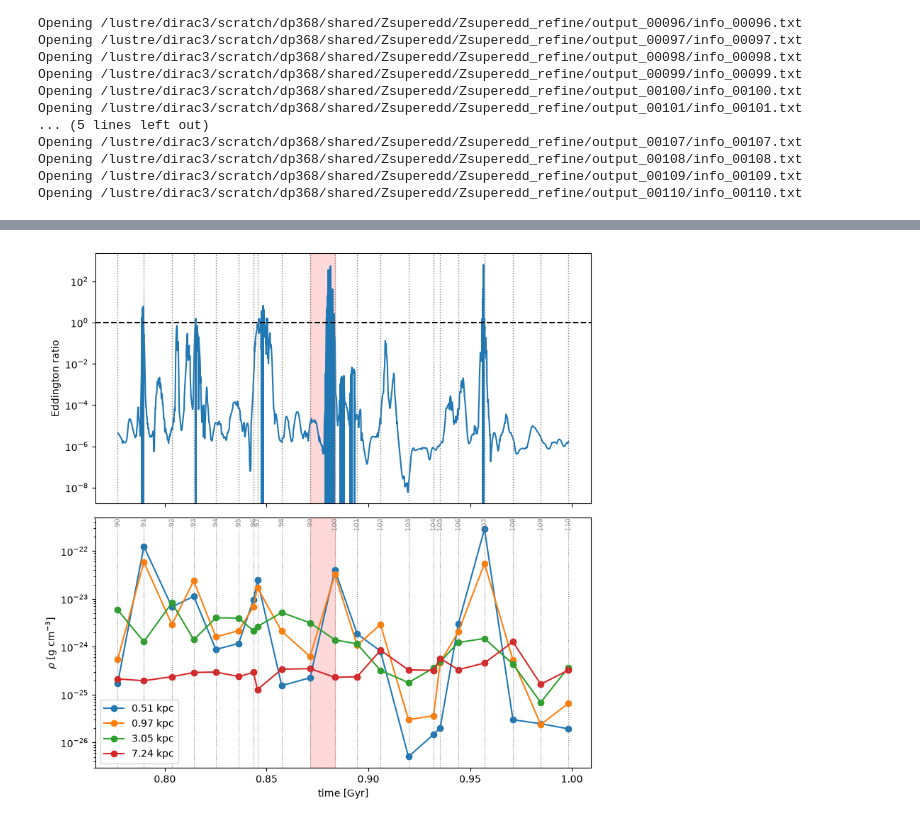
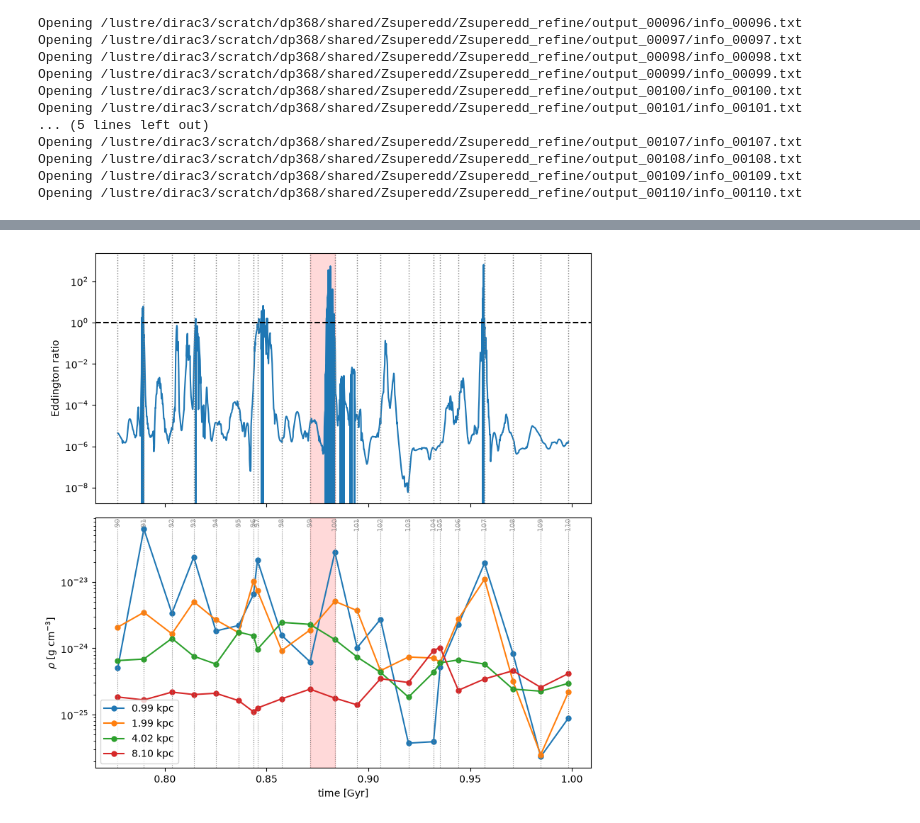
Before and after one commit to OrcaSKang/super-eddington, a Jupyter notebook: density_and_phase.ipynb, the cells around one changed output, grey strips where cells are left out. Cells and saved outputs as stored; diff of their text form; code cells hidden in the pictures.

```diff
--- a/density_and_phase.ipynb
+++ b/density_and_phase.ipynb
@@ -17,6 +17,6 @@ target_sink=36
 # %%
 # Snapshot number
-output=59
+output=100
 # %%
 ds=yt.load(hf.info_file(output,df))
 
@@ -39,6 +39,8 @@ print(sink_pos_ds)
 [0.5041326  0.50041442 0.50459845] code_length
 # %%
 sp = ds.sphere(sink_pos_ds, ds.quan(5, 'kpc'))
+
+cr = ds.cut_region(sp, ["obj['gas', 'temperature'] < 10 ** 4.5"])
 # %% [markdown]
 # Phase Diagram
 # %%
@@ -184,4 +260,4 @@ time = Table.read(df+'/ADAPTAclump_maps/output_step_redshift.txt', format='ascii
 snap_t   = np.array([float(t) for t in time['time']])
 snap_out = np.array([int(o) for o in time['output']])
 
-win = (snap_out >= output - 10) & (snap_out <= output + 10)
+mask = (snap_out >= output - 10) & (snap_out <= output + 10)
@@ -188,25 +303,42 @@ win = (snap_out >= output - 10) & (snap_out <= output + 10)
 # %%
 rho_rt, t_list = [], []
-for out, t_out in zip(snap_out[win], snap_t[win]):
+radii = [1.0, 2.0, 4.0, 8.0]
+Min_list = {r0: [] for r0 in radii}
+Mout_list = {r0: [] for r0 in radii}
+
+for out, t_out in zip(snap_out[mask], snap_t[mask]):
     ds  = yt.load(hf.info_file(out, df))
     filename=f'{df}/output_{str(out).zfill(5)}/sink_{str(out).zfill(5)}.csv'
     t = Table.read(filename,format='ascii',names=['sink_id','BHmass','x','y','z','vx','vy','vz','tsink','dMdt'])
     sel = t[t['sink_id'] == target_sink]
     c  = ds.arr(sel['x','y','z'][0].as_void().tolist(), 'code_length')
+    v_bh = ds.arr(sel['vx','vy','vz'][0].as_void().tolist(), 'code_velocity')
     sp = ds.sphere(c, (10, 'kpc'))
+    sp.set_field_parameter('bulk_velocity', v_bh)
     prof = yt.create_profile(sp, [("index","radius")], [("gas","density")],
                              weight_field=("gas","cell_volume"),
                              units={("index","radius"):"kpc"},
-                             extrema={("index","radius"):(0.1, 10)},
-                             n_bins=64, logs={("index","radius"):True})
+                             extrema={("index","radius"):(0.5, 10)})
     rho = prof[("gas","density")].to('g/cm**3').v
     rho[~prof.used] = np.nan
     rho_rt.append(rho)
     t_list.append(t_out)
 
+    r  = sp['index','radius'].to('kpc').value
+    m  = sp['gas','mass'].to('Msun').value
+    vr = sp['gas','radial_velocity'].to('kpc/yr').value
+
+    for r0 in radii:
+        dr = 0.5
+        s = np.abs(r - r0) < dr/2
+        Min_list[r0].append((m[s & (vr < 0)] * vr[s & (vr < 0)]).sum() / dr)
+        Mout_list[r0].append((m[s & (vr > 0)] * vr[s & (vr > 0)]).sum() / dr)
+
 r_bins = prof.x.to('kpc').v
 rho_rt = np.array(rho_rt)
-t_list = np.array(t_list);
+t_list = np.array(t_list)
+Min_list  = {k: np.array(v) for k, v in Min_list.items()}
+Mout_list = {k: np.array(v) for k, v in Mout_list.items()};
 # %% [output]
 Opening /lustre/dirac3/scratch/dp368/shared/Zsuperedd/Zsuperedd_refine/output_00090/info_00090.txt
 Opening /lustre/dirac3/scratch/dp368/shared/Zsuperedd/Zsuperedd_refine/output_00091/info_00091.txt
@@ -228,34 +374,34 @@ Opening /lustre/dirac3/scratch/dp368/shared/Zsuperedd/Zsuperedd_refine/output_00
 # %%
 fig, axes = plt.subplots(2, 1, sharex=True, figsize=(8, 8))
 times = ts.data['time'].to('Gyr').value
 m = (times > t_list[0]) & (times < t_list[-1])
 axes[0].semilogy(times[m], (ts.data['dotMaccr']/ts.data['dotMedd'])[m])
 axes[0].axhline(1, ls='--', c='k')
 axes[0].set_ylabel('Eddington ratio')
 
-output_labels = [str(o) for o in snap_out[win]]
+output_labels = [str(o) for o in snap_out[mask]]
 
-for r0 in [0.5, 1.0, 3.0, 7.5]:
+for r0 in [1.0, 2.0, 4.0, 8.0]:
     j = np.argmin(np.abs(r_bins - r0))
-    axes[1].semilogy(t_list, rho_rt[:, j], 'o-', label=f'{r_bins[j]:.2f} kpc')
+    axes[1].semilogy(t_list, rho_rt[:, j], 'o-', ms=5, label=f'{r_bins[j]:.2f} kpc')
 
 t_before, t_target = snap_t[snap_out == output - 1][0], snap_t[snap_out == output][0]
 
 axes[0].axvspan(t_before, t_target, color='r', alpha=0.15)
 axes[1].axvspan(t_before, t_target, color='r', alpha=0.15)
 
 ymin1, ymax1 = axes[1].get_ylim()
 label_y = ymax1 * 0.95
 
 for tt, label in zip(t_list, output_labels):
     axes[0].axvline(tt, color='grey', ls=':', lw=1)
     axes[1].axvline(tt, color='grey', ls=':', lw=0.8)
     axes[1].text(tt, label_y, label, color='grey', fontsize=7, rotation=90, va='top', ha='center', alpha=0.8)
 
-axes[1].set_ylabel(r'$\rho$ [g cm$^{-3}$]')
-axes[1].set_xlabel('time [Gyr]')
-axes[1].legend()
+axes[-1].set_ylabel(r'$\rho$ [g cm$^{-3}$]')
+axes[-1].set_xlabel('time [Gyr]')
+axes[-1].legend()
 plt.tight_layout()
 # plt.savefig("fig/density_time_1");
 # %% [output]
-[figure, old version]
+[figure, new version]
```
Also changed, not shown: parts of 12 cells of this notebook, 2 other files.
